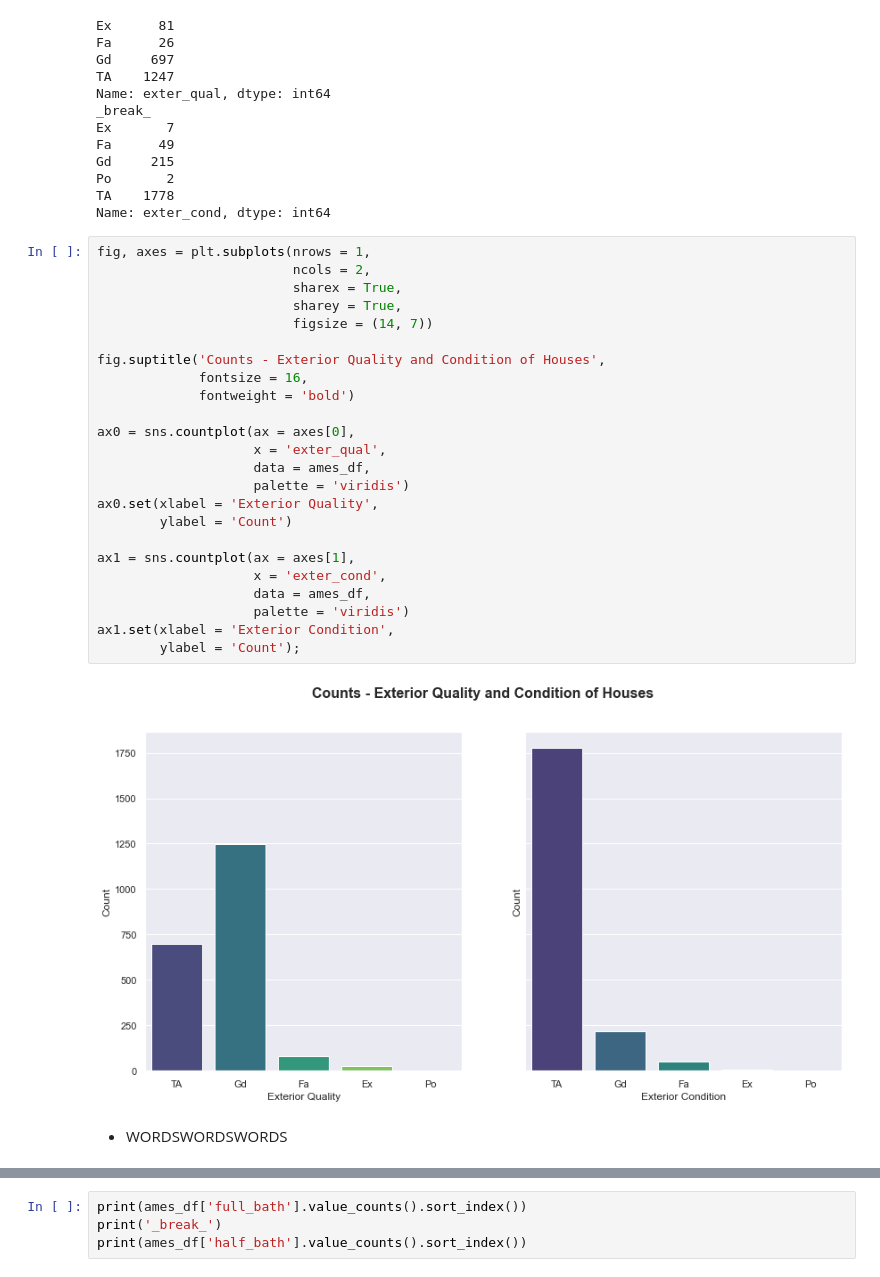
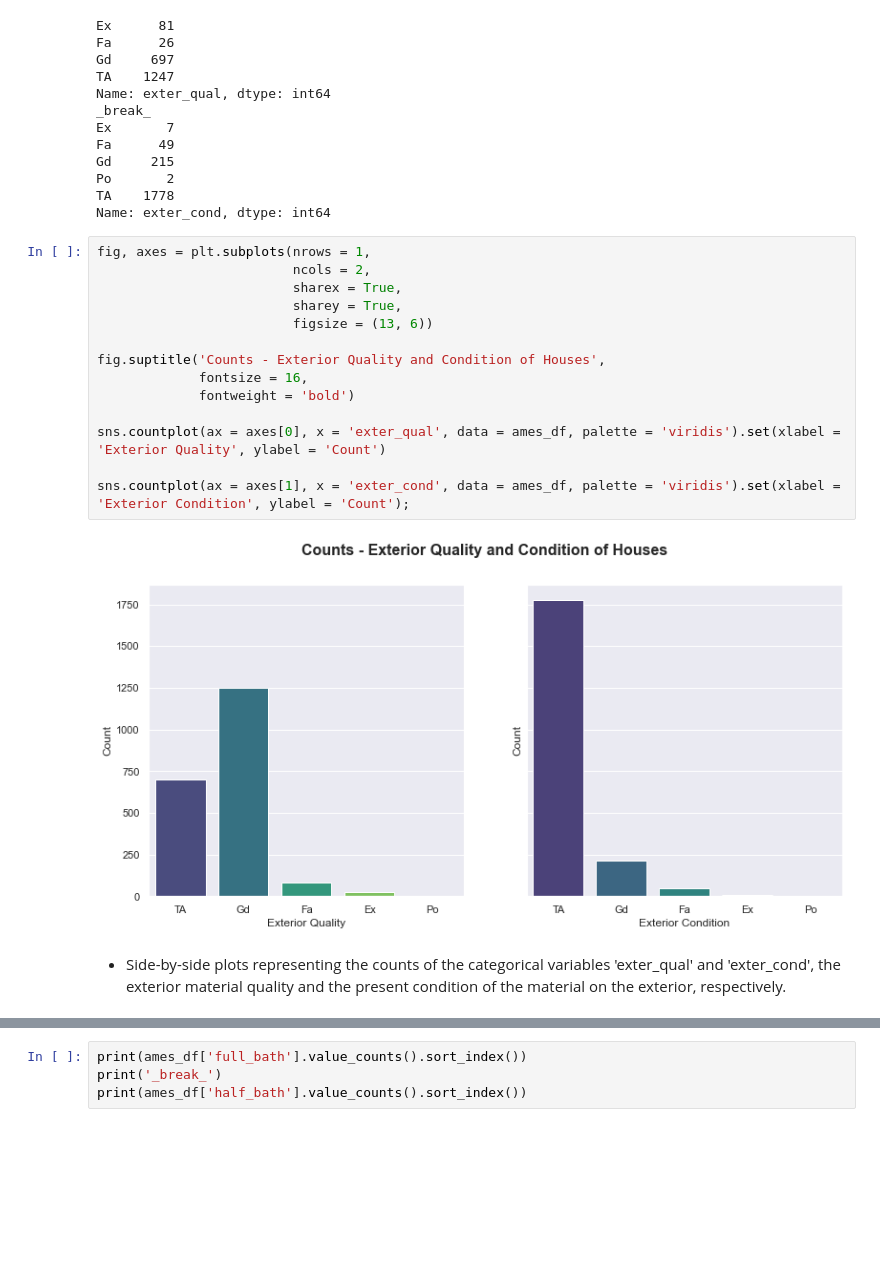
Before and after one commit to maryschindler/project_ames_kaggle_challenge, a Jupyter notebook: 2.0/notebooks/01_EDA_and_Cleaning.ipynb, the cells around one changed output, grey strips where cells are left out. Drawn from its saved outputs; the diff is of its cells as text; blank space fills up the shorter version.

```diff
--- a/2.0/notebooks/01_EDA_and_Cleaning.ipynb
+++ b/2.0/notebooks/01_EDA_and_Cleaning.ipynb
@@ -470,31 +461,21 @@ Name: exter_cond, dtype: int64
 # %%
 fig, axes = plt.subplots(nrows = 1,
                          ncols = 2,
                          sharex = True,
                          sharey = True,
-                         figsize = (14, 7))
+                         figsize = (13, 6))
 
 fig.suptitle('Counts - Exterior Quality and Condition of Houses',
              fontsize = 16,
              fontweight = 'bold')
 
-ax0 = sns.countplot(ax = axes[0],
-                    x = 'exter_qual',
-                    data = ames_df,
-                    palette = 'viridis')
-ax0.set(xlabel = 'Exterior Quality',
-        ylabel = 'Count')
+sns.countplot(ax = axes[0], x = 'exter_qual', data = ames_df, palette = 'viridis').set(xlabel = 'Exterior Quality', ylabel = 'Count')
 
-ax1 = sns.countplot(ax = axes[1],
-                    x = 'exter_cond',
-                    data = ames_df,
-                    palette = 'viridis')
-ax1.set(xlabel = 'Exterior Condition',
-        ylabel = 'Count');
+sns.countplot(ax = axes[1], x = 'exter_cond', data = ames_df, palette = 'viridis').set(xlabel = 'Exterior Condition', ylabel = 'Count');
 # %% [output]
-[figure, old version]
+[figure, new version]
 # %% [markdown]
-- WORDSWORDSWORDS
+- Side-by-side plots representing the counts of the categorical variables 'exter_qual' and 'exter_cond', the exterior material quality and the present condition of the material on the exterior, respectively.
 # %%
 print(ames_df['bsmt_qual'].value_counts().sort_index())
 print('_break_')
```
Also changed, not shown: parts of 39 cells of this notebook, 3 other files.
